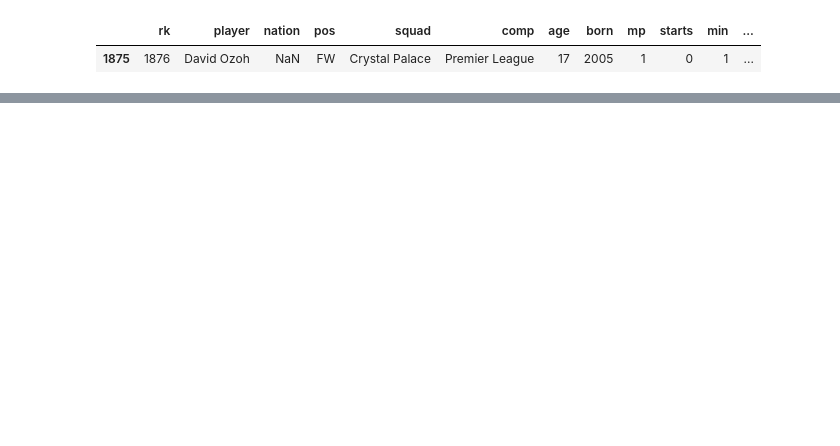
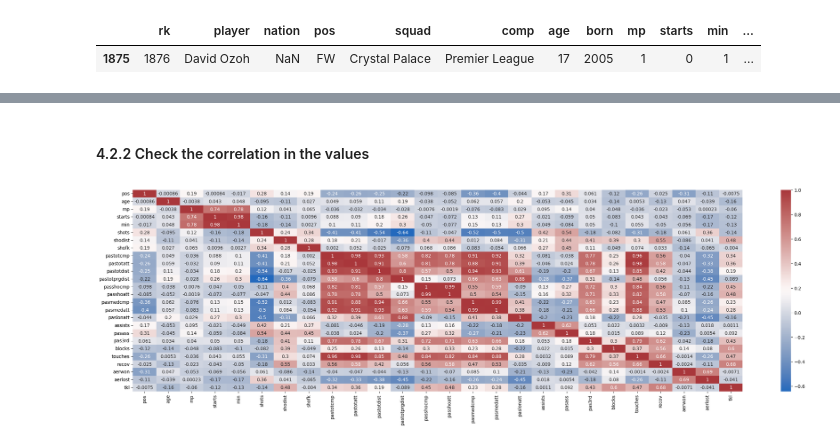
Before and after one commit to normanmunge/football-performance-analysis, a Jupyter notebook: football-performance-eda.ipynb, the cells around one changed output, grey strips where cells are left out. Cells and saved outputs as stored; diff of their text form; code cells hidden in the pictures; blank space fills up the shorter version.

```diff
--- a/football-performance-eda.ipynb
+++ b/football-performance-eda.ipynb
@@ -272,0 +289,3 @@ Name: Nation, dtype: object
+# %%
+football_df = football_df[football_df['min'] > 450]
+football_df.shape
@@ -272,0 +381,4 @@ Name: Nation, dtype: object
+# %%
+selected_cols = ['pos', 'age', 'mp', 'starts', 'min', 'shots', 'shodist', 'shofk', 'pastotcmp', 'pastotatt', 'pastotdist', 'pastotprgdist', 'passhocmp', 'passhoatt', 'pasmedcmp', 'pasmedatt', 'paslonatt', 'assists', 'pasass', 'pas3rd', 'blocks', 'touches', 'recov', 'aerwon', 'aerlost','tkl']
+selected_df = football_df[selected_cols]
+selected_df.shape
@@ -272,0 +416,4 @@ Name: Nation, dtype: object
+# %%
+le = LabelEncoder()
+selected_df['pos'] = le.fit_transform(selected_df['pos'])
+selected_df.pos.unique()
@@ -272,0 +427,8 @@ Name: Nation, dtype: object
+# %% [markdown]
+#### 4.2.2 Check the correlation in the values
+# %%
+plt.figure(figsize=(30,8))
+sns.heatmap(data = selected_df.corr(), annot=True, cmap='vlag')
+plt.show()
+# %% [output]
+[figure, added]
```
Also changed, not shown: parts of 50 cells of this notebook.
